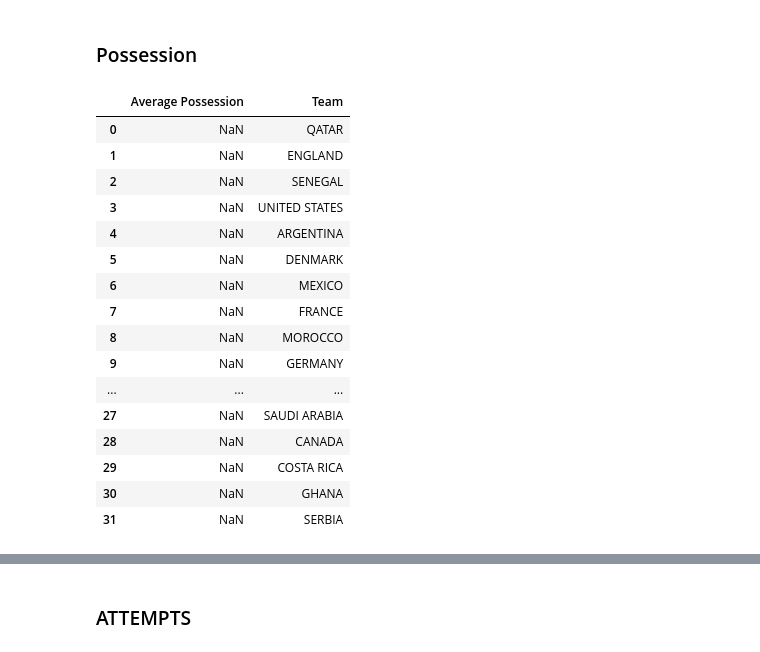
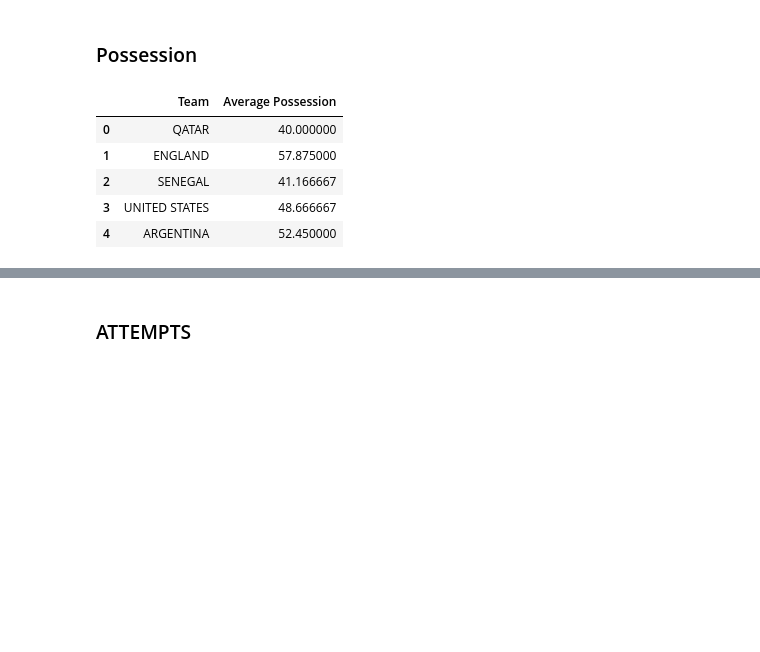
Before and after one commit to DamonLeon/WorldCupDataExploration, a Jupyter notebook: World Cup Analysis.ipynb, the cells around one changed output, grey strips where cells are left out. Cells and saved outputs as stored; diff of their text form; code cells hidden in the pictures; blank space fills up the shorter version.

```diff
--- a/World Cup Analysis.ipynb
+++ b/World Cup Analysis.ipynb
@@ -237,36 +231,32 @@ played_scored_conceded.to_csv('played_scored_conceded.csv', index=False)
 # %% [markdown]
 ### Possession
 # %%
-average_possession_df = pd.DataFrame()
-
-teams = pd.concat([df['team1'], df['team2']]).unique()
+# Concatenate 'team1' and 'team2' columns
+teams = df['team1'].unique().tolist() + df['team2'].unique().tolist()
 
 # Calculate the average possession for each team
+average_possession = []
 for team in teams:
-    team_possession = df[(df['team1'] == team) | (df['team2'] == team)]
-    average_possession = team_possession[['possession team1', 'possession team2']].mean().mean()
-    average_possession_df = average_possession_df.append({'Team': team, 'Average Possession': average_possession}, ignore_index=True)
+    team1_avg = df[df['team1'] == team]['possession team1'].mean()
+    team2_avg = df[df['team2'] == team]['possession team2'].mean()
+    avg = (team1_avg + team2_avg) / 2
+    average_possession.append(avg)
+
+# Create a new dataframe with team and average possession columns
+average_possession_df = pd.DataFrame({
+    'Team': teams,
+    'Average Possession': average_possession
+})
 
 # Display the table of average possession for each team
-average_possession_df.head(32)
+average_possession_df.head()
 # %% [output]
-|  | Average Possession | Team |
-| 0 | NaN | QATAR |
-| 1 | NaN | ENGLAND |
-| 2 | NaN | SENEGAL |
-| 3 | NaN | UNITED STATES |
-| 4 | NaN | ARGENTINA |
-| 5 | NaN | DENMARK |
-| 6 | NaN | MEXICO |
-| 7 | NaN | FRANCE |
-| 8 | NaN | MOROCCO |
-| 9 | NaN | GERMANY |
-| ... | ... | ... |
-| 27 | NaN | SAUDI ARABIA |
-| 28 | NaN | CANADA |
-| 29 | NaN | COSTA RICA |
-| 30 | NaN | GHANA |
-| 31 | NaN | SERBIA |
+|  | Team | Average Possession |
+| 0 | QATAR | 40.000000 |
+| 1 | ENGLAND | 57.875000 |
+| 2 | SENEGAL | 41.166667 |
+| 3 | UNITED STATES | 48.666667 |
+| 4 | ARGENTINA | 52.450000 |
 # %%
 plt.figure(figsize=(10,6))
 plt.bar(average_possession_df['Team'], average_possession_df['Average Possession'])
```
Also changed, not shown: parts of 8 cells of this notebook.
